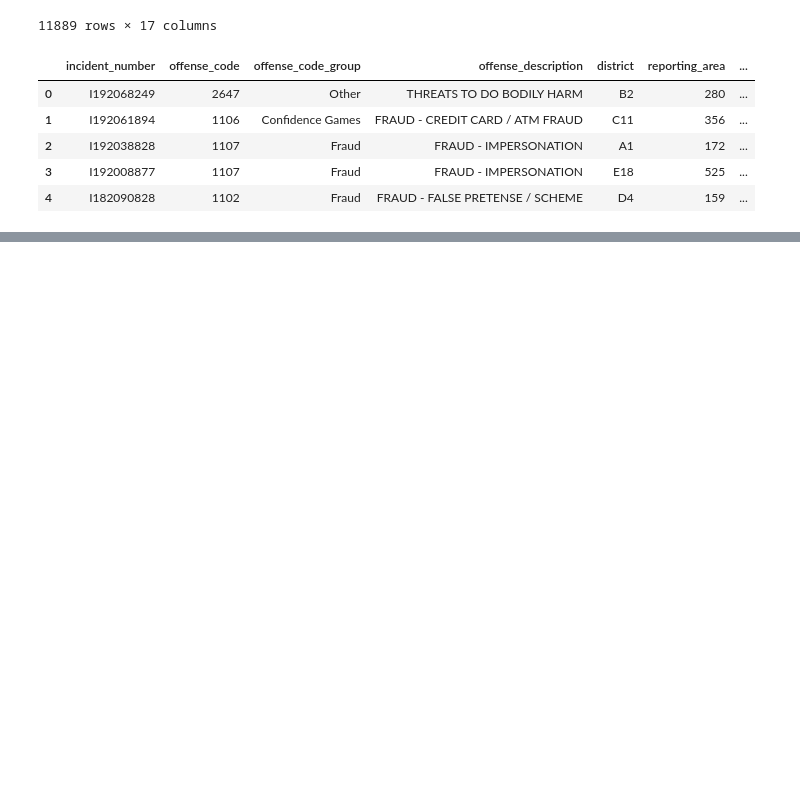
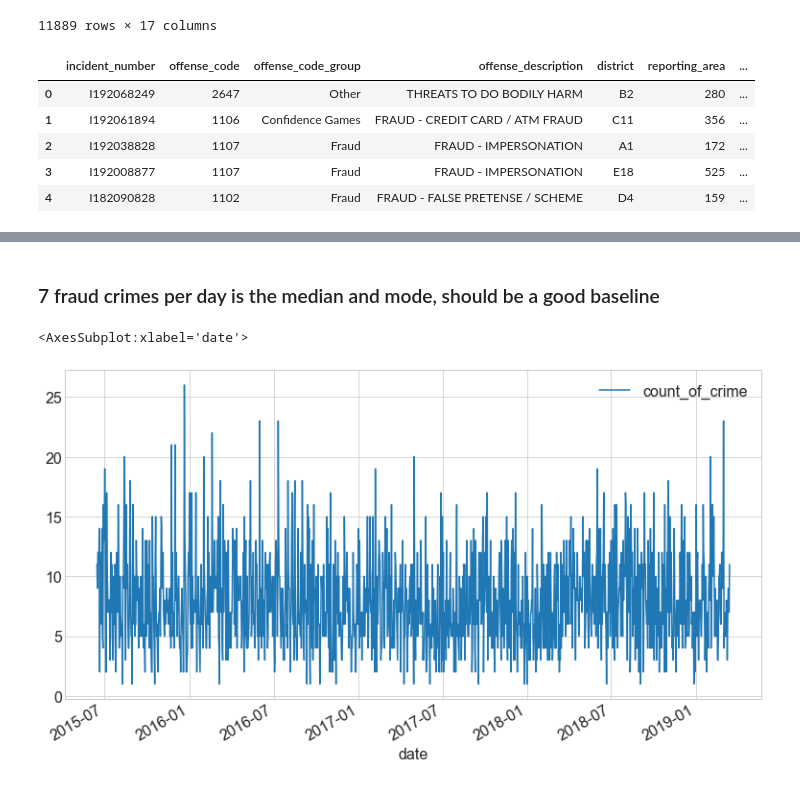
Before and after one commit to cristinalucin/boston-crime-data-project, a Jupyter notebook: Project Notebook.ipynb, the cells around one changed output, grey strips where cells are left out. Drawn from its saved outputs; the diff is of its cells as text; code cells hidden in the pictures; blank space fills up the shorter version.

```diff
--- a/Project Notebook.ipynb
+++ b/Project Notebook.ipynb
@@ -899,0 +987,7 @@ fraud_df.head()
+# %% [markdown]
+### 7 fraud crimes per day is the median and mode, should be a good baseline
+# %%
+train.plot()
+# %% [output]
+<AxesSubplot:xlabel='date'>
+[figure, added]
```
Also changed, not shown: parts of 68 cells of this notebook.
